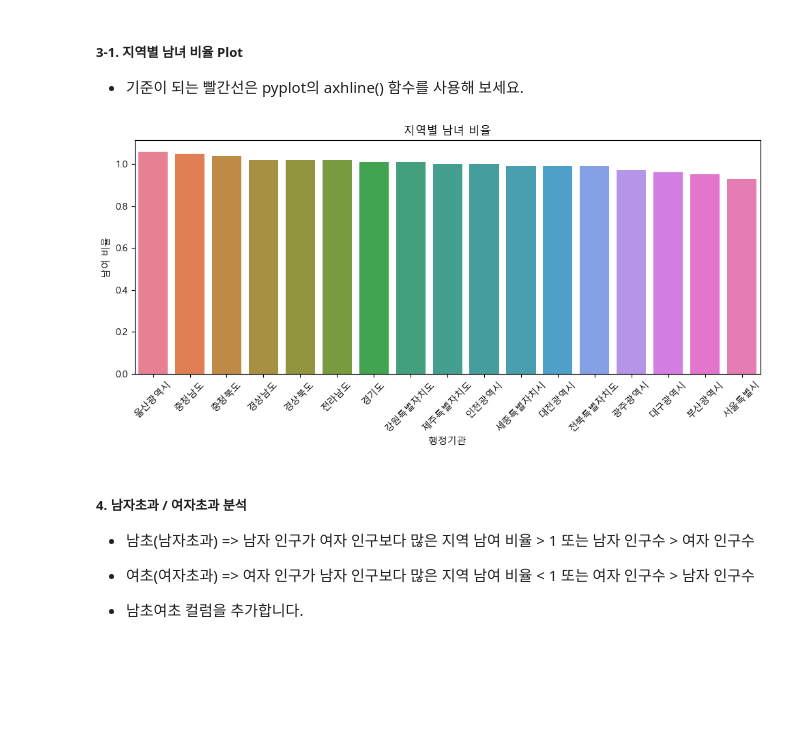
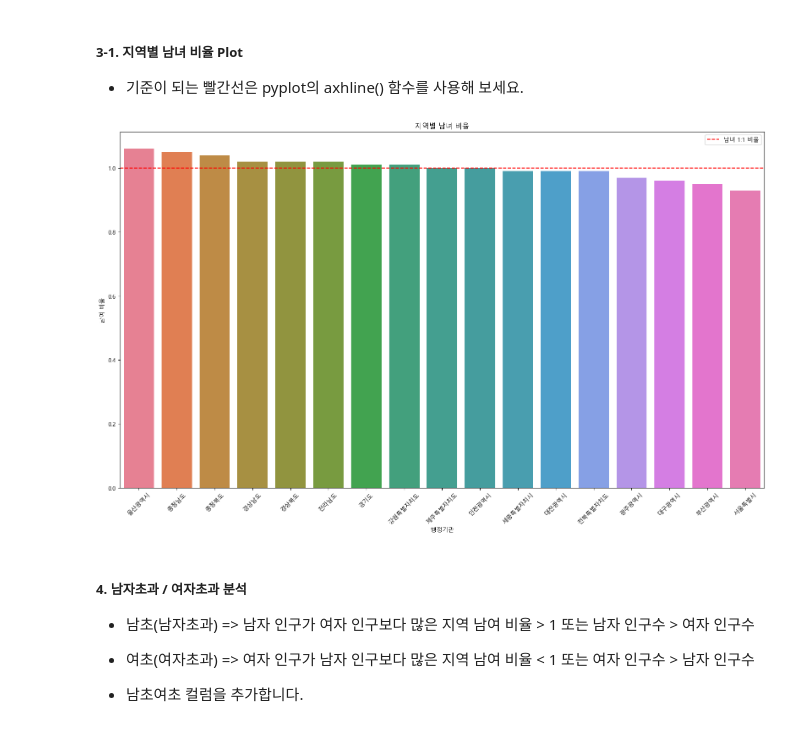
Before and after one commit to WorkSpaceForHanmg/Python_Webscraping_Analysis, a Jupyter notebook: 연습문제/04_인구현황분석.ipynb, the cells around one changed output. Drawn from its saved outputs; the diff is of its cells as text; code cells hidden in the pictures; blank space fills up the shorter version.

```diff
--- a/연습문제/04_인구현황분석.ipynb
+++ b/연습문제/04_인구현황분석.ipynb
@@ -127,15 +128,18 @@ df[['행정기관', '남여 비율']].sort_values(by='남여 비율', ascending=
 ##### 3-1. 지역별 남녀 비율 Plot
 * 기준이 되는 빨간선은 pyplot의 axhline() 함수를 사용해 보세요.
 # %%
-plt.figure(figsize=(10,5))
-sns.barplot(data = df.sort_values(by = '남여 비율', ascending=False), x = '행정기관', y = '남여 비율', hue = '행정기관')
+figure, axes1 = plt.subplots(1,1)
+figure.set_size_inches(16,10)
+sns.barplot(x='행정기관', y='남여 비율', data=df.sort_values(by='남여 비율', ascending=False), hue='행정기관', ax=axes1)
 
 plt.xticks(rotation=45)
+plt.axhline(1, color='red', linestyle='--', label='남녀 1:1 비율')
+plt.legend()
 plt.title('지역별 남녀 비율')
 plt.tight_layout()
 plt.show()
 # %% [output]
-[figure, old version]
+[figure, new version]
 # %% [markdown]
 ##### 4. 남자초과 / 여자초과 분석
 * 남초(남자초과) => 남자 인구가 여자 인구보다 많은 지역	남여 비율 > 1 또는 남자 인구수 > 여자 인구수
```
Also changed, not shown: parts of 16 cells of this notebook, 2 other files.
